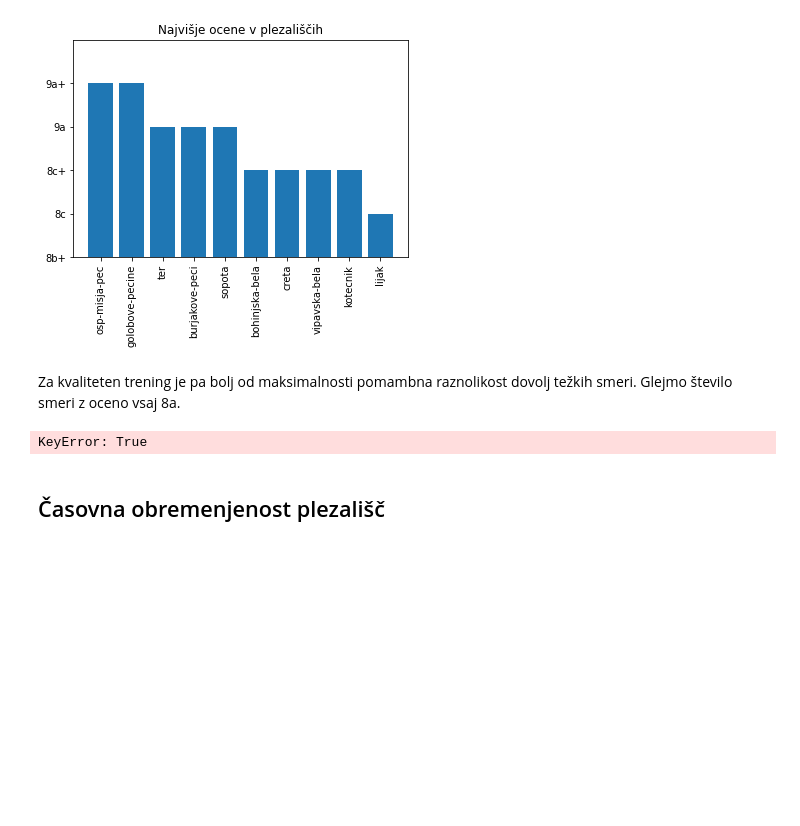
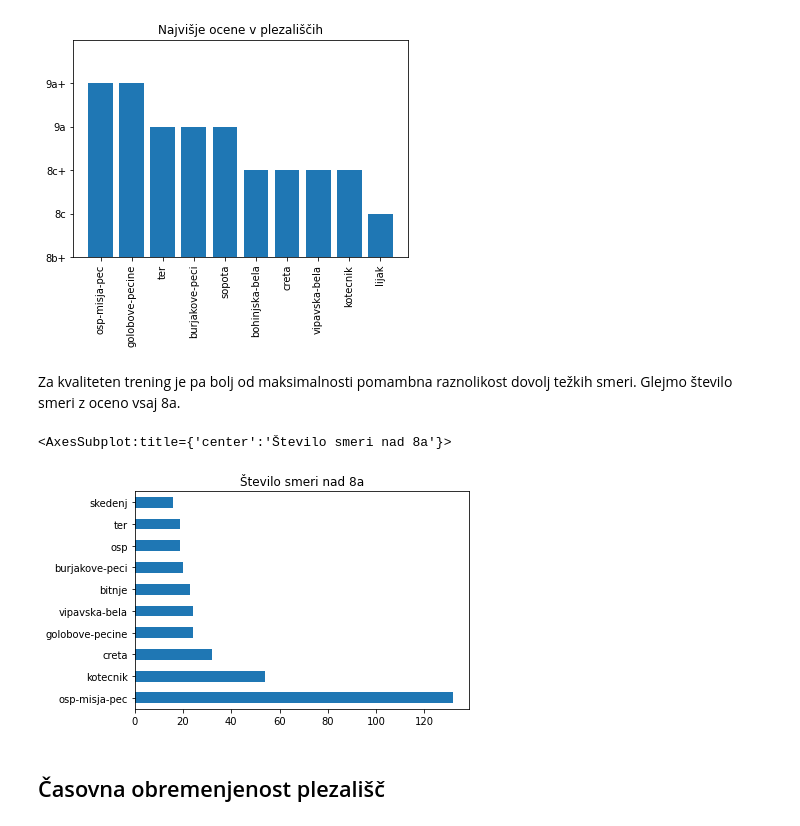
Before and after one commit to urhprimozic/plezalni-vzponi-v-sloveniji, a Jupyter notebook: analiza.ipynb, the cells around one changed output. Saved outputs shown, nothing was run; the diff lists cells and outputs as text; code cells hidden in the pictures; blank space fills up the shorter version.

```diff
--- a/analiza.ipynb
+++ b/analiza.ipynb
@@ -159,11 +196,23 @@ Text(0.5, 1.0, 'Najvišje ocene v plezališčih')
 [figure]
 # %% [markdown]
 Za kvaliteten trening je pa bolj od maksimalnosti pomambna raznolikost dovolj težkih smeri. Glejmo število smeri z oceno vsaj 8a.
-# %%
-meja = ocena_v_int('8a') # poglej me
-vzponi.groupby('plezalisce').apply(lambda x : x['tezavnost'].apply(ocena_v_int)[True])
-# %% [output]
-KeyError: True
+# %%
+meja = ocena_v_int('8a') # poglej me
+
+def st_tezkih_smeri(df):
+    # da ne stejem smeri dvojno
+    df = df[['ocena', 'smer']].drop_duplicates()
+    # print(df[df['smer']=='Divja oma'])
+    smeri = df['ocena'].apply(ocena_v_int).to_frame(name='num')
+    tezke_smeri = smeri[smeri['num'] >= meja]
+    return len(tezke_smeri)
+
+
+
+vzponi.groupby('plezalisce').apply(st_tezkih_smeri).sort_values(ascending=False).head(10).plot.barh(title='Število smeri nad 8a', xlabel='')
+# %% [output]
+<AxesSubplot:title={'center':'Število smeri nad 8a'}>
+[figure, added]
 # %% [markdown]
 ## Časovna obremenjenost plezališč
 # %% [markdown]
```
Also changed, not shown: parts of 9 cells of this notebook.
